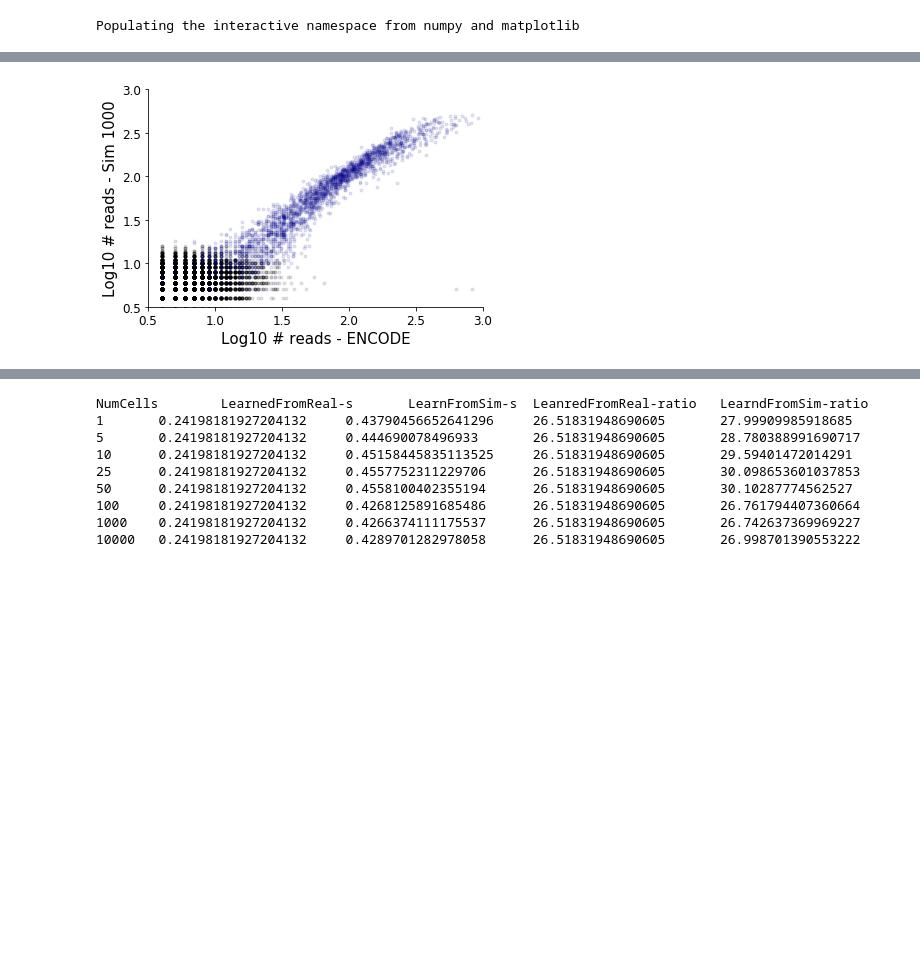
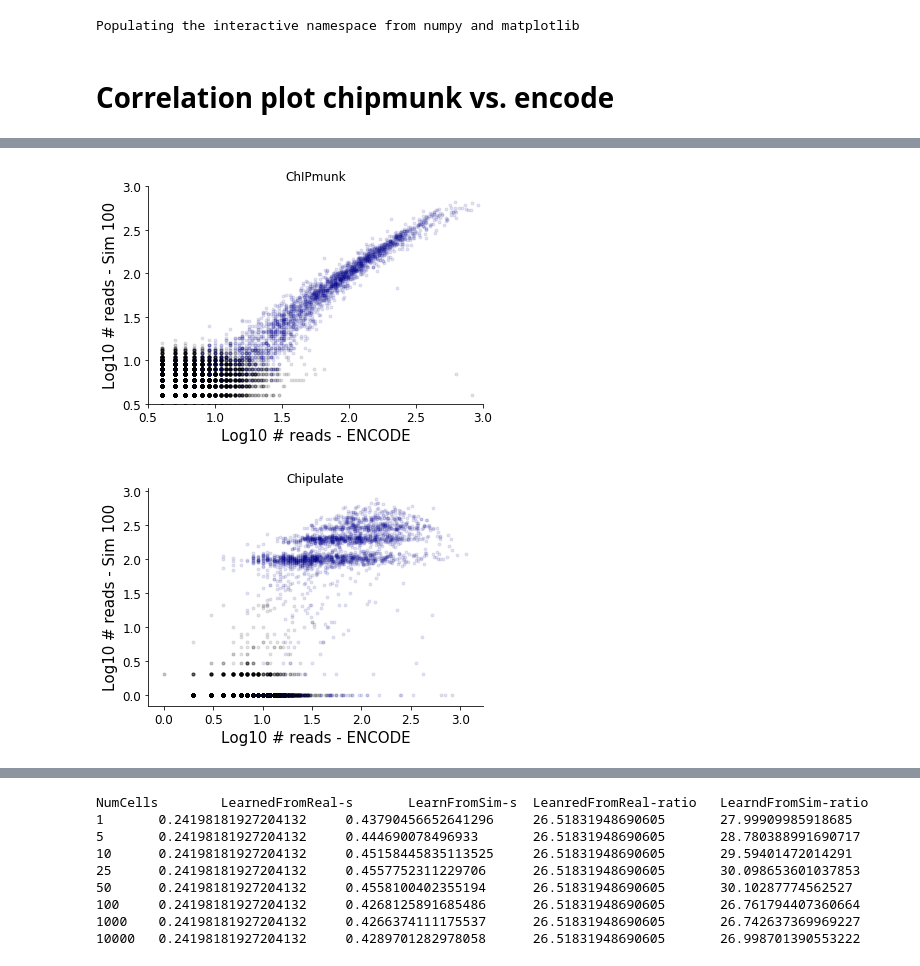
Before and after one commit to gymreklab/chips, a Jupyter notebook: paper-methods/FigureNotebooks/ChIPMunk_SuppFigNC.ipynb, the cells around one changed output, grey strips where cells are left out. Drawn from its saved outputs; the diff is of its cells as text; code cells hidden in the pictures; blank space fills up the shorter version.

```diff
--- a/paper-methods/FigureNotebooks/ChIPMunk_SuppFigNC.ipynb
+++ b/paper-methods/FigureNotebooks/ChIPMunk_SuppFigNC.ipynb
@@ -22,16 +22,11 @@ factor = "GM12878_H3K27ac_ENCFF097SQI_ENCFF465WTH"
 #factor2 = "GM12878_H3K27ac_ENCFF385RWJ_ENCFF849JNQ"
 #factor = "GM12878_BACH1_ENCFF518TTP_ENCFF866OLZ"
 binsize=5
+# %% [markdown]
+# Correlation plot chipmunk vs. encode
 # %%
-nc = 1000
-
-# Load bin data
-enc_bins = pd.read_csv(os.path.join(DATADIR, factor, factor+".ENCODE.cov.%skb.bed"%binsize), usecols=[1,2,3], names=["pos","end","enc.counts"], sep="\t")
-sim_bins = pd.read_csv(os.path.join(DATADIR, factor, factor+".%s.cov.%skb.bed"%(nc, binsize)), usecols=[3], names=["sim.counts"], sep="\t")
-bindata = pd.DataFrame({"pos": enc_bins["pos"], "end":enc_bins["end"], \
-                        "enc.counts": enc_bins["enc.counts"], \
-                        "sim.counts": sim_bins["sim.counts"]})
-bindata = bindata[bindata["enc.counts"]+bindata["sim.counts"]>0]
+nc = 100
+chipulate_nc = 1000000
 
 # Assign bins as overlap/not peaks
 peakbins = pd.read_csv(os.path.join(DATADIR, factor, "windows_%skb_peak.bed"%binsize), sep="\t", names=["chrom","pos","end"])
@@ -39,12 +34,31 @@ peakbins["overlap"] = True
 nopeakbins = pd.read_csv(os.path.join(DATADIR, factor, "windows_%skb_nopeak.bed"%binsize), sep="\t", names=["chrom","pos","end"])
 nopeakbins["overlap"] = False
 binannot = pd.concat([peakbins, nopeakbins]).drop_duplicates()
+
+
+# Load bin data - chipmunk
+enc_bins = pd.read_csv(os.path.join(DATADIR, factor, factor+".ENCODE.cov.%skb.bed"%binsize), usecols=[1,2,3], names=["pos","end","enc.counts"], sep="\t")
+sim_bins = pd.read_csv(os.path.join(DATADIR, factor, factor+".%s.cov.%skb.bed"%(nc, binsize)), usecols=[3], names=["sim.counts"], sep="\t")
+bindata = pd.DataFrame({"pos": enc_bins["pos"], "end":enc_bins["end"], \
+                        "enc.counts": enc_bins["enc.counts"], \
+                        "sim.counts": sim_bins["sim.counts"]})
+bindata = bindata[bindata["enc.counts"]+bindata["sim.counts"]>0]
 bindata = pd.merge(bindata, binannot, on=["pos","end"])
+
+# Load bin data - chipulate
+sim_bins2 = pd.read_csv(os.path.join(DATADIR, factor, factor+".%s.chipulate.cov.%skb.bed"%(chipulate_nc, binsize)), usecols=[3], names=["sim.counts"], sep="\t")
+bindata2 = pd.DataFrame({"pos": enc_bins["pos"], "end":enc_bins["end"], \
+                        "enc.counts": enc_bins["enc.counts"], \
+                        "sim.counts": sim_bins2["sim.counts"]})
+bindata2 = bindata2[bindata2["enc.counts"]+bindata2["sim.counts"]>0]
+bindata2 = pd.merge(bindata2, binannot, on=["pos","end"])
+
 
 # Plot
 alpha = 0.1
 pc = 1 # pseudocount
 fig = plt.figure()
+fig.set_size_inches((6, 4))
 ax = fig.add_subplot(111)
 ax.scatter(np.log10(bindata[~bindata["overlap"]]["enc.counts"]+pc),
           np.log10(bindata[~bindata["overlap"]]["sim.counts"]+pc),
@@ -62,14 +76,40 @@ ax.yaxis.set_ticks_position('left')
 ax.xaxis.set_ticks_position('bottom')
 ax.set_xticklabels(["%0.1f"%item for item in ax.get_xticks()], size=12)
 ax.set_yticklabels(["%0.1f"%item for item in ax.get_yticks()], size=12);
-fig.savefig(os.path.join(OUTDIR, "SuppFig_BinsExample_vsNC_scatter_%s.pdf"%factor))
+ax.set_title("ChIPmunk")
+fig.savefig(os.path.join(OUTDIR, "SuppFig_BinsExample_vsNC_scatter_%s_chipmunk.pdf"%factor))
+
+
+fig = plt.figure()
+fig.set_size_inches((6, 4))
+ax = fig.add_subplot(111)
+ax.scatter(np.log10(bindata2[~bindata2["overlap"]]["enc.counts"]+pc),
+          np.log10(bindata2[~bindata2["overlap"]]["sim.counts"]+pc),
+          color="black", alpha=alpha, marker=".")
+ax.scatter(np.log10(bindata2[bindata2["overlap"]]["enc.counts"]+pc),
+          np.log10(bindata2[bindata2["overlap"]]["sim.counts"]+pc),
+          color="darkblue", alpha=alpha,  marker=".")
+#ax.set_xlim(left=0.5, right=3.0)
+#ax.set_ylim(bottom=0.5, top=3.0)
+ax.set_xlabel("Log10 # reads - ENCODE", size=15)
+ax.set_ylabel("Log10 # reads - Sim %s"%nc, size=15)
+ax.spines['right'].set_visible(False)
+ax.spines['top'].set_visible(False)
+ax.yaxis.set_ticks_position('left')
+ax.xaxis.set_ticks_position('bottom')
+ax.set_xticklabels(["%0.1f"%item for item in ax.get_xticks()], size=12)
+ax.set_yticklabels(["%0.1f"%item for item in ax.get_yticks()], size=12);
+ax.set_title("Chipulate")
+fig.savefig(os.path.join(OUTDIR, "SuppFig_BinsExample_vsNC_scatter_%s_chipulate.pdf"%factor))
+
 
 # Print corr
-peakbins_corr = (scipy.stats.pearsonr(np.log10(bindata[bindata["overlap"]]["enc.counts"]+pc), np.log10(bindata[bindata["overlap"]]["sim.counts"]+pc)))
-nopeakbins_corr = (scipy.stats.pearsonr(np.log10(bindata[~bindata["overlap"]]["enc.counts"]+pc), np.log10(bindata[~bindata["overlap"]]["sim.counts"]+pc)))
-all_corr = (scipy.stats.pearsonr(np.log10(bindata["enc.counts"]+pc), np.log10(bindata["sim.counts"]+pc)))
+for b in [bindata, bindata2]:
+    peakbins_corr = (scipy.stats.pearsonr(np.log10(b[b["overlap"]]["enc.counts"]+pc), np.log10(b[b["overlap"]]["sim.counts"]+pc)))
+    nopeakbins_corr = (scipy.stats.pearsonr(np.log10(b[~b["overlap"]]["enc.counts"]+pc), np.log10(b[~b["overlap"]]["sim.counts"]+pc)))
+    all_corr = (scipy.stats.pearsonr(np.log10(b["enc.counts"]+pc), np.log10(b["sim.counts"]+pc)))
 
-print("Overlap: %s"%str(peakbins_corr))
-print("No overlap: %s"%str(nopeakbins_corr))
-print("All: %s"%str(all_corr))
+    print("Overlap: %s"%str(peakbins_corr))
+    print("No overlap: %s"%str(nopeakbins_corr))
+    print("All: %s"%str(all_corr))
 # %% [output]
@@ -79,2 +122,3 @@ All: (0.8263414152823113, 0.0)
-[figure, old version]
+[figure, new version]
+[figure, added]
 # %%
```
Also changed, not shown: parts of 3 cells of this notebook, 6 other files.
